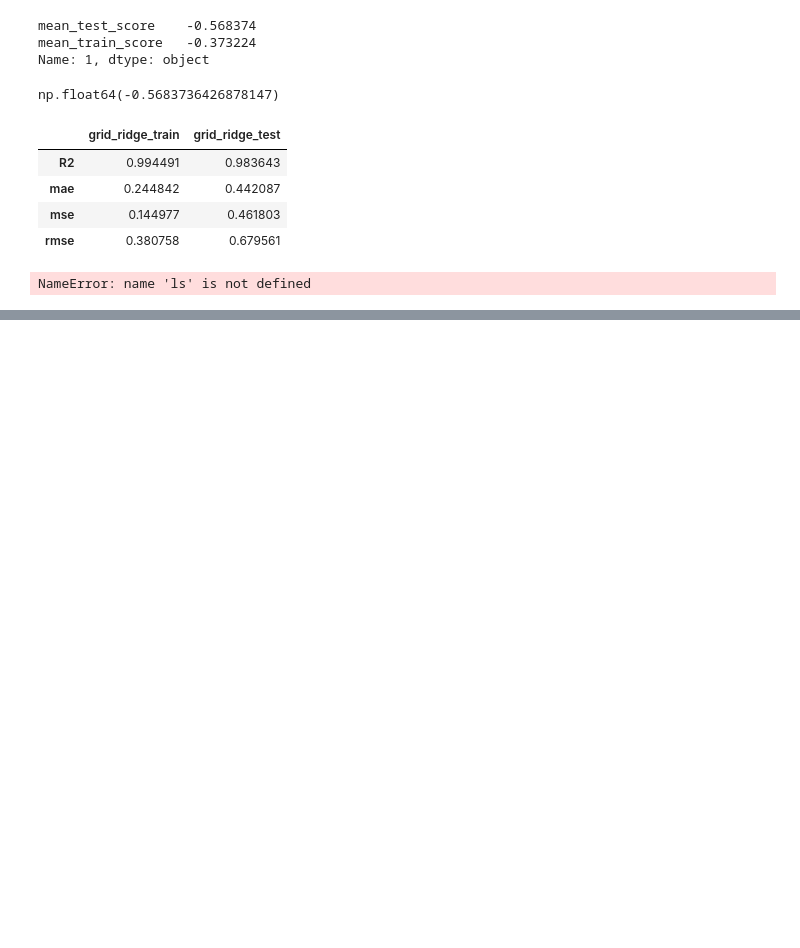
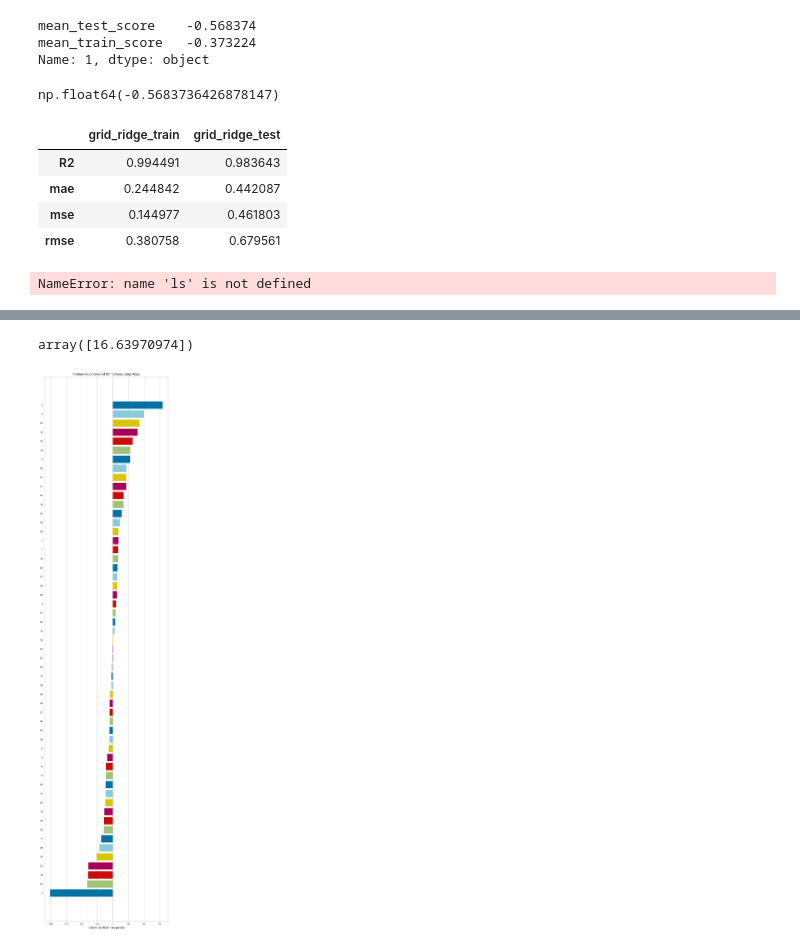
Before and after one commit to TarlanShukur/ML, a Jupyter notebook: ml.ipynb, the cells around one changed output, grey strips where cells are left out. Cells and saved outputs as stored; diff of their text form; code cells hidden in the pictures; blank space fills up the shorter version.

```diff
--- a/ml.ipynb
+++ b/ml.ipynb
@@ -592,0 +900,10 @@ NameError: name 'ls' is not defined
+# %%
+elastic_model = ElasticNet
+# %%
+param_grid = {"alpha":[0.01, 0.05, 0.1, 0.2, 0.3, 0.4, 0.5, 0.6, 0.7, 0.8, 0.9, 1],
+            "l1_ratio":[0.1, 0.25, 0.5, 0.75, 0.9, 1]}
+# %%
+grid_model = GridSearchCV(estimator = elastic_model, param_grid = param_grid, scoring = 'neg_root_mean_squared_error',
+                         cv =10, verbose =1, return_train_score=True)
+# %%
+grid_model.fit(X_train_scaled, y_train)
@@ -592,0 +1000,17 @@ NameError: name 'ls' is not defined
+# %%
+final_model.predict(scaled_sample)
+# %% [output]
+array([16.63970974])
+# %%
+# pip install yellowbrick
+from yellowbrick.model_selection import FeatureImportances
+from yellowbrick.features import RadViz
+
+model = Ridge(alpha=0.02)
+
+viz = FeatureImportances(model, labels=pd.DataFrame(X_train).columns)
+visualizer = RadViz(size=(720, 3000))
+viz.fit(X_train_scaled, y_train)
+viz.show();
+# %% [output]
+[figure, added]
```
Also changed, not shown: parts of 72 cells of this notebook.
